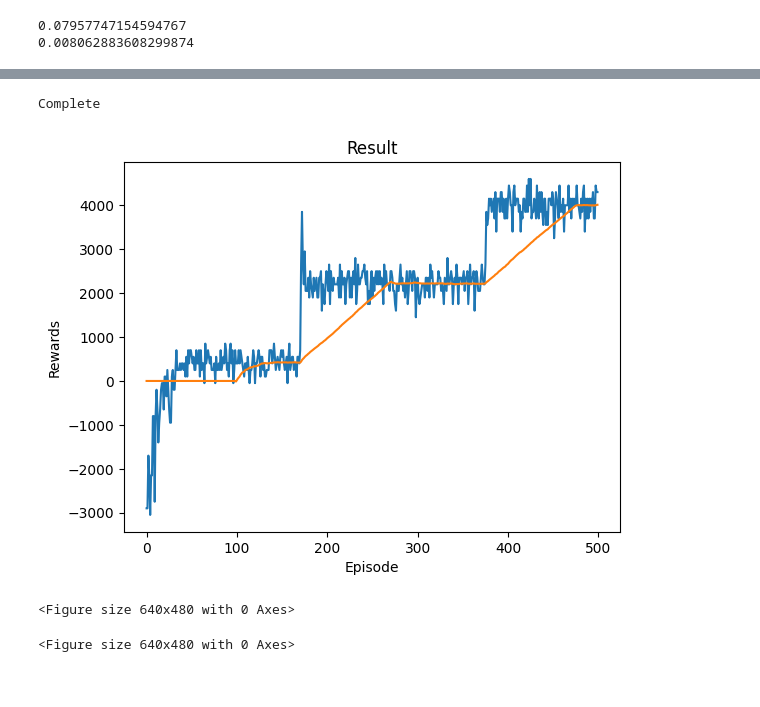
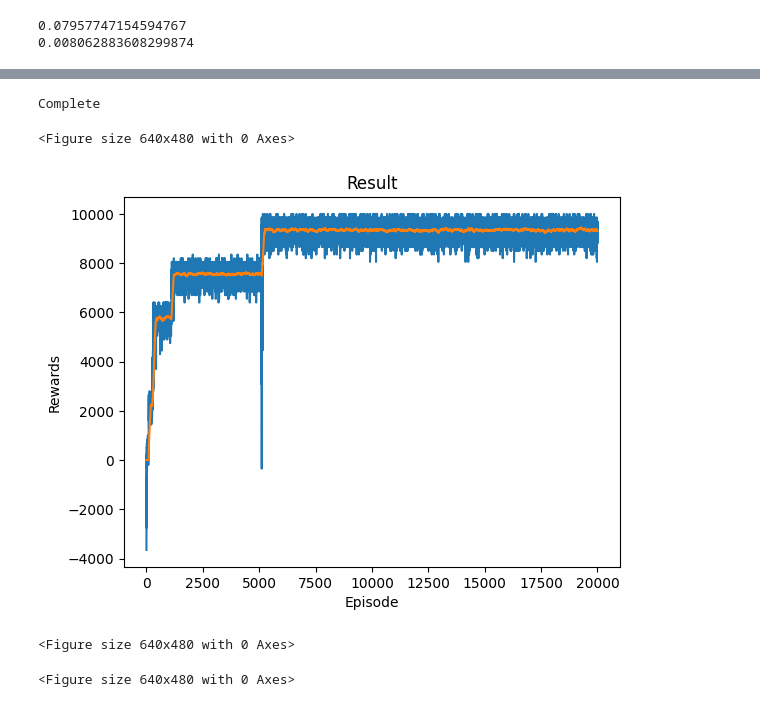
Before and after one commit to abhimanyu199099/radar-jamming-rl, a Jupyter notebook: testrun.ipynb, the cells around one changed output, grey strips where cells are left out. Cells and saved outputs as stored; diff of their text form; code cells hidden in the pictures.

Commit message:
20k eps, max reward obtained

```diff
--- a/testrun.ipynb
+++ b/testrun.ipynb
@@ -301,7 +300,7 @@ class DQN (nn.Module):
         return self.layer3(x)
 # %%
 BATCH_SIZE = 128
-GAMMA = 0.99
+GAMMA = 0.95
 EPS_START = 0.9
 EPS_END = 0.05
 EPS_DECAY = 1000
@@ -320,7 +319,7 @@ target_net = DQN(n_observations, n_actions).to(device)
 target_net.load_state_dict(policy_net.state_dict())
 
 optimizer = optim.AdamW(policy_net.parameters(), lr=LR, amsgrad=True)
-memory = ReplayMemory(10000)
+memory = ReplayMemory(2000)
 
 
 steps_done = 0
@@ -345,7 +344,8 @@ def select_action(state):
 episode_rewards = []
 # %%
 def plot_rewards(show_result=False):
-    plt.figure(1)
+    plt.figure()
+    plt.ion()
     rewards_t = torch.tensor(episode_rewards, dtype=torch.float)
     if show_result:
         plt.title('Result')
@@ -355,13 +355,14 @@ def plot_rewards(show_result=False):
     plt.xlabel('Episode')
     plt.ylabel('Rewards')
     plt.plot(rewards_t.numpy())
-    # Take 100 episode averages and plot them too
+
+    #100-episode moving average for rewards
     if len(rewards_t) >= 100:
         means = rewards_t.unfold(0, 100, 1).mean(1).view(-1)
         means = torch.cat((torch.zeros(99), means))
         plt.plot(means.numpy())
 
-    plt.pause(0.1)  # pause a bit so that plots are updated
+    plt.pause(0.00001)
     if is_ipython:
         if not show_result:
             display.display(plt.gcf())
@@ -433,8 +434,10 @@ False
 # %%
 if torch.cuda.is_available() or torch.backends.mps.is_available():
-    num_episodes = 600
+    num_episodes = 20000
 else:
     num_episodes = 500
+
+plt.ion()
 
 for i_episode in range(num_episodes):
     # Initialize the environment and get its state
@@ -457,33 +460,35 @@ for i_episode in range(num_episodes):
             next_state = torch.tensor(observation, dtype=torch.float32, device=device).unsqueeze(0)
 
         # Store the transition in memory
         memory.push(state, action, next_state, reward)
 
         # Move to the next state
         state = next_state
 
         # Perform one step of the optimization (on the policy network)
         optimize_model()
 
         # Soft update of the target network's weights
         # θ′ ← τ θ + (1 −τ )θ′
         target_net_state_dict = target_net.state_dict()
         policy_net_state_dict = policy_net.state_dict()
         for key in policy_net_state_dict:
             target_net_state_dict[key] = policy_net_state_dict[key]*TAU + target_net_state_dict[key]*(1-TAU)
         target_net.load_state_dict(target_net_state_dict)
 
         if done:
             episode_rewards.append(cumulative_reward)
             plot_rewards()
+
             break
 
 print('Complete')
 plot_rewards(show_result=True)
 plt.ioff()
 plt.show()
 # %% [output]
 Complete
+<Figure size 640x480 with 0 Axes>
-[figure, old version]
+[figure, new version]
-<Figure size 640x480 with 0 Axes>
 <Figure size 640x480 with 0 Axes>
+<Figure size 640x480 with 0 Axes>
```
Also changed, not shown: parts of 4 cells of this notebook.
